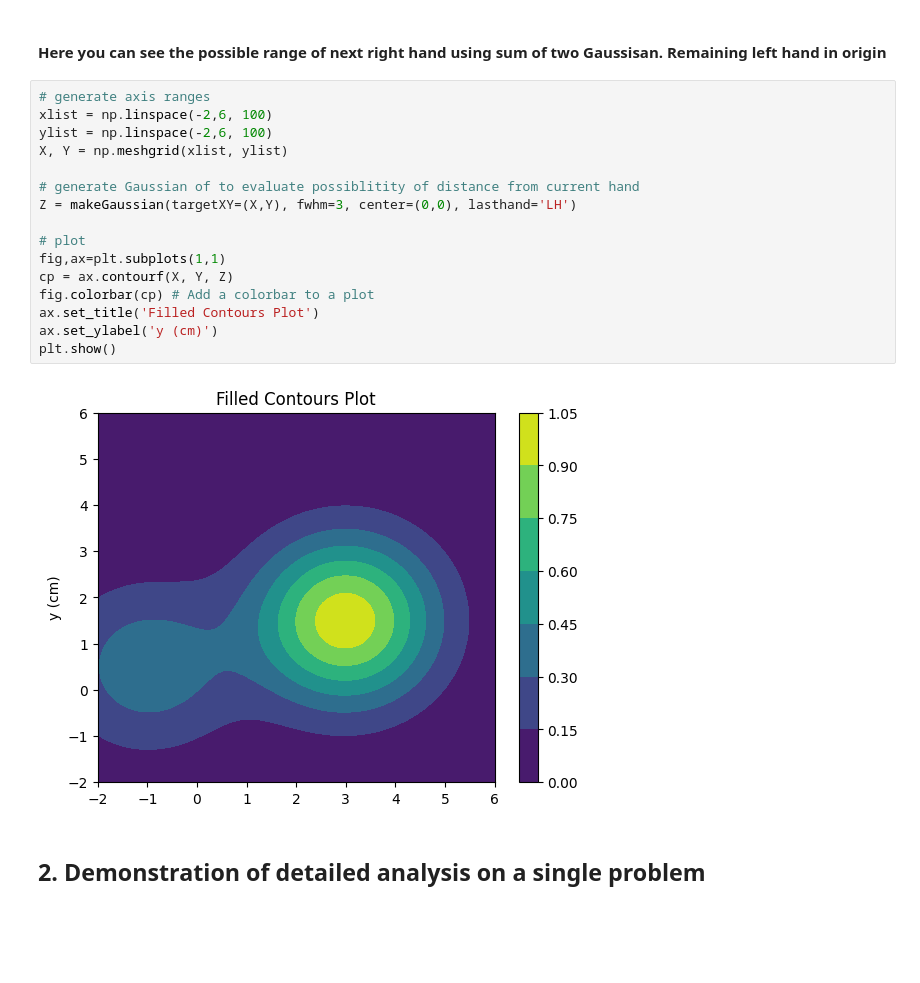
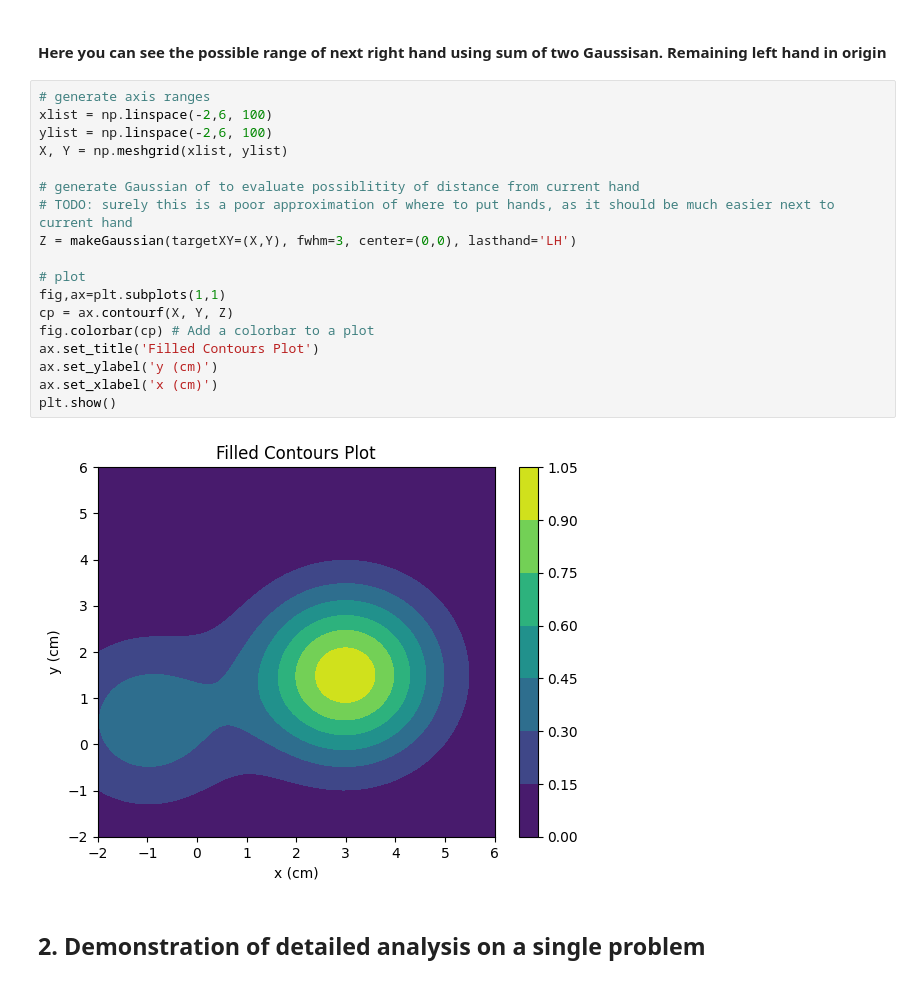
Before and after one commit to awesombird/MoonBoardRNN, a Jupyter notebook: preprocessing/Step2_BetaMove.ipynb, the cells around one changed output. Saved outputs shown, nothing was run; the diff lists cells and outputs as text; blank space fills up the shorter version.

```diff
--- a/preprocessing/Step2_BetaMove.ipynb
+++ b/preprocessing/Step2_BetaMove.ipynb
@@ -125,21 +148,23 @@ list(MoonBoard_2016_raw['X_dict_benchmark_withgrade'].items())[0]
 # %%
 # generate axis ranges
 xlist = np.linspace(-2,6, 100)
 ylist = np.linspace(-2,6, 100)
 X, Y = np.meshgrid(xlist, ylist)
 
 # generate Gaussian of to evaluate possiblitity of distance from current hand
+# TODO: surely this is a poor approximation of where to put hands, as it should be much easier next to current hand
 Z = makeGaussian(targetXY=(X,Y), fwhm=3, center=(0,0), lasthand='LH')
 
 # plot
 fig,ax=plt.subplots(1,1)
 cp = ax.contourf(X, Y, Z)
 fig.colorbar(cp) # Add a colorbar to a plot
 ax.set_title('Filled Contours Plot')
 ax.set_ylabel('y (cm)')
+ax.set_xlabel('x (cm)')
 plt.show()
 # %% [output]
-[figure, old version]
+[figure, new version]
 # %% [markdown]
 ## 2. Demonstration of detailed analysis on a single problem
 # %% [markdown]
```
Also changed, not shown: parts of 21 cells of this notebook.
